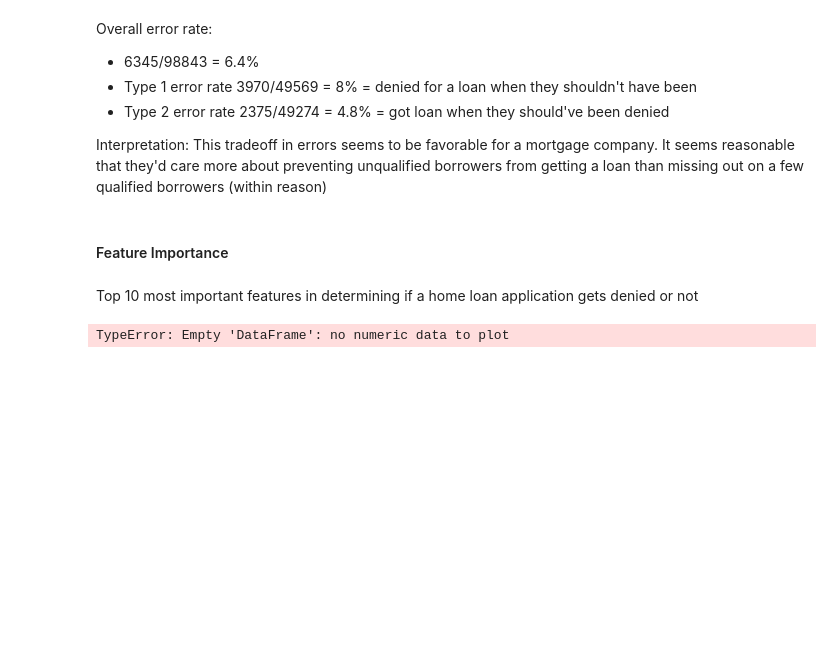
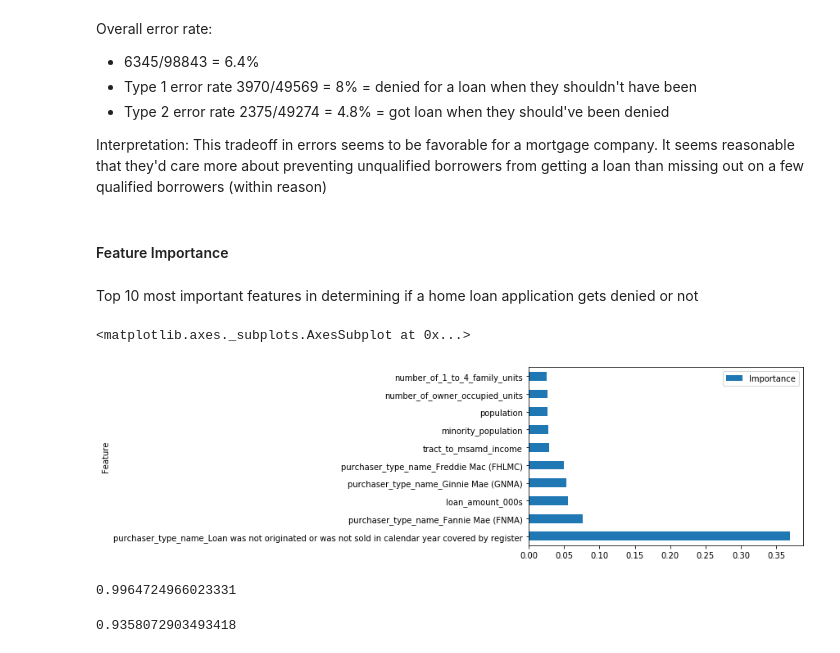
Before and after one commit to paigedilmore/Mortgage-Approvals-WA-State, a Jupyter notebook: Predicting loan denials and approvals.ipynb, the cells around one changed output. Cells and saved outputs as stored; diff of their text form; code cells hidden in the pictures; blank space fills up the shorter version.

```diff
--- a/Predicting loan denials and approvals.ipynb
+++ b/Predicting loan denials and approvals.ipynb
@@ -727,7 +727,8 @@ Top 10 most important features in determining if a home loan application gets de
 # %%
 top_10=features.sort_values(by='Importance', ascending = False)[0:10]
 # %%
-top_10 = top_10.set_index('')
-top_10.plot.barh(y='Feature')
+top_10 = top_10.set_index('Feature')
+top_10.plot.barh()
 # %% [output]
-TypeError: Empty 'DataFrame': no numeric data to plot
+<matplotlib.axes._subplots.AxesSubplot at 0x...>
+[figure, added]
@@ -733,0 +737,4 @@ TypeError: Empty 'DataFrame': no numeric data to plot
+# %%
+train_score_rf
+# %% [output]
+0.9964724966023331
@@ -733,0 +743,4 @@ TypeError: Empty 'DataFrame': no numeric data to plot
+# %%
+test_score_rf
+# %% [output]
+0.9358072903493418
```
Also changed, not shown: parts of 3 cells of this notebook.
